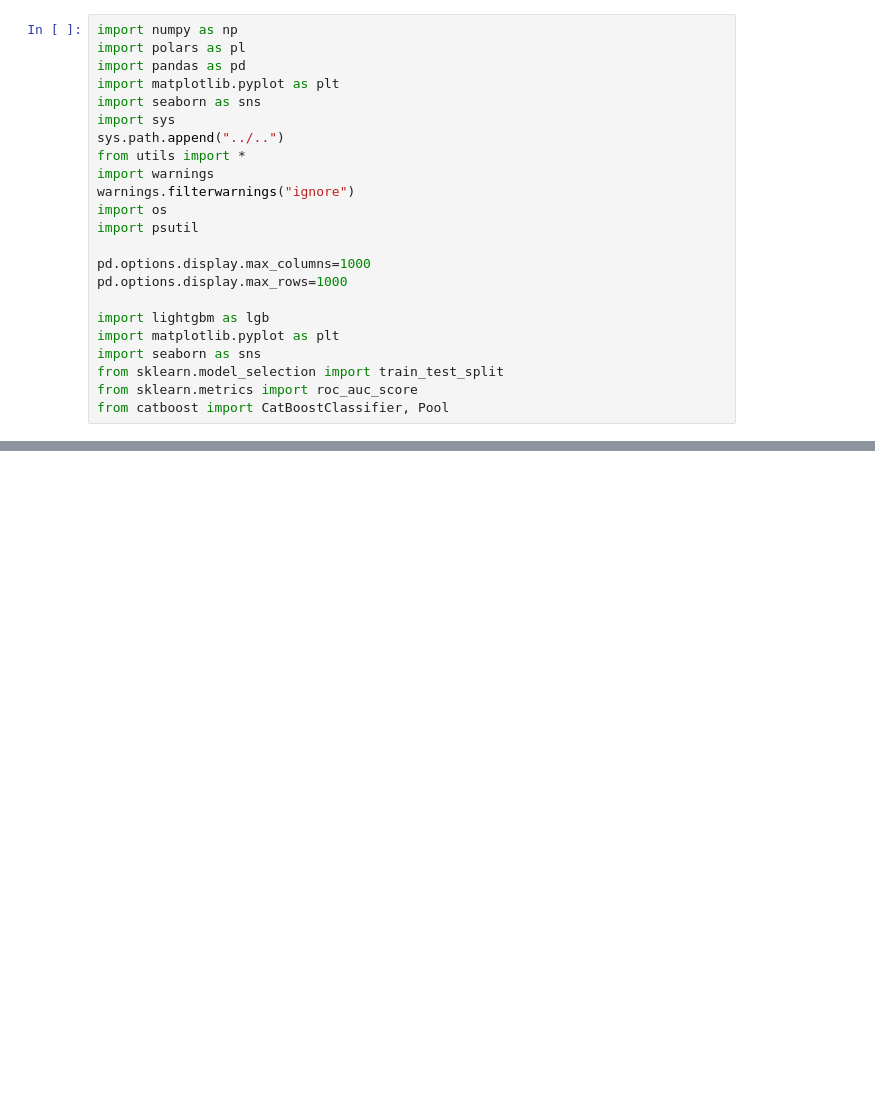
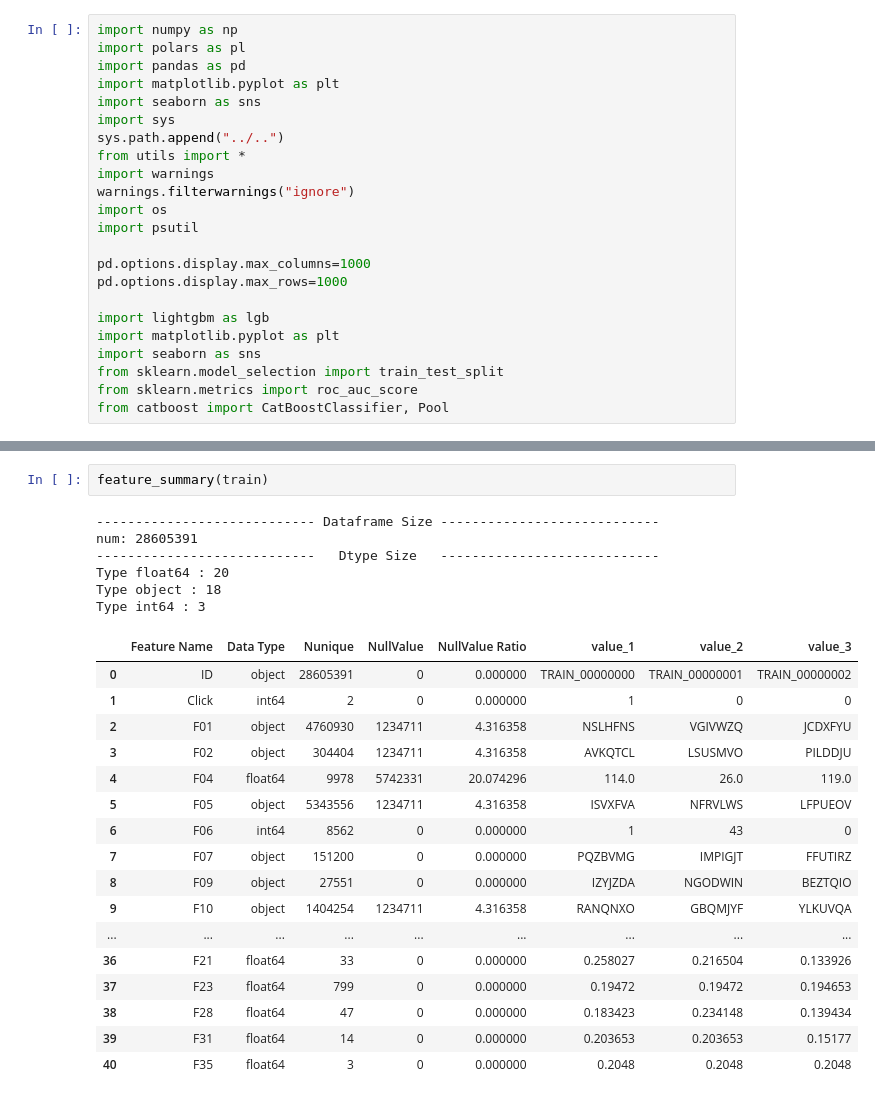
Before and after one commit to Hyeon-kki/DACON, a Jupyter notebook: Click_predict/Model/LGBM_Experiment/labelEncodeing_Experiment.ipynb, the cells around one changed output, grey strips where cells are left out. Cells and saved outputs as stored; diff of their text form; blank space fills up the shorter version.

```diff
--- a/Click_predict/Model/LGBM_Experiment/labelEncodeing_Experiment.ipynb
+++ b/Click_predict/Model/LGBM_Experiment/labelEncodeing_Experiment.ipynb
@@ -29,0 +28,26 @@ Error:
+# %%
+feature_summary(train)
+# %% [output]
+---------------------------- Dataframe Size ----------------------------
+num: 28605391
+----------------------------   Dtype Size   ----------------------------
+Type float64 : 20
+Type object : 18
+Type int64 : 3
+|  | Feature Name | Data Type | Nunique | NullValue | NullValue Ratio | value_1 | value_2 | value_3 |
+| 0 | ID | object | 28605391 | 0 | 0.000000 | TRAIN_00000000 | TRAIN_00000001 | TRAIN_00000002 |
+| 1 | Click | int64 | 2 | 0 | 0.000000 | 1 | 0 | 0 |
+| 2 | F01 | object | 4760930 | 1234711 | 4.316358 | NSLHFNS | VGIVWZQ | JCDXFYU |
+| 3 | F02 | object | 304404 | 1234711 | 4.316358 | AVKQTCL | LSUSMVO | PILDDJU |
+| 4 | F04 | float64 | 9978 | 5742331 | 20.074296 | 114.0 | 26.0 | 119.0 |
+| 5 | F05 | object | 5343556 | 1234711 | 4.316358 | ISVXFVA | NFRVLWS | LFPUEOV |
+| 6 | F06 | int64 | 8562 | 0 | 0.000000 | 1 | 43 | 0 |
+| 7 | F07 | object | 151200 | 0 | 0.000000 | PQZBVMG | IMPIGJT | FFUTIRZ |
+| 8 | F09 | object | 27551 | 0 | 0.000000 | IZYJZDA | NGODWIN | BEZTQIO |
+| 9 | F10 | object | 1404254 | 1234711 | 4.316358 | RANQNXO | GBQMJYF | YLKUVQA |
+| ... | ... | ... | ... | ... | ... | ... | ... | ... |
+| 36 | F21 | float64 | 33 | 0 | 0.000000 | 0.258027 | 0.216504 | 0.133926 |
+| 37 | F23 | float64 | 799 | 0 | 0.000000 | 0.19472 | 0.19472 | 0.194653 |
+| 38 | F28 | float64 | 47 | 0 | 0.000000 | 0.183423 | 0.234148 | 0.139434 |
+| 39 | F31 | float64 | 14 | 0 | 0.000000 | 0.203653 | 0.203653 | 0.15177 |
+| 40 | F35 | float64 | 3 | 0 | 0.000000 | 0.2048 | 0.2048 | 0.2048 |
```
Also changed, not shown: parts of 9 cells of this notebook, 3 other files.
